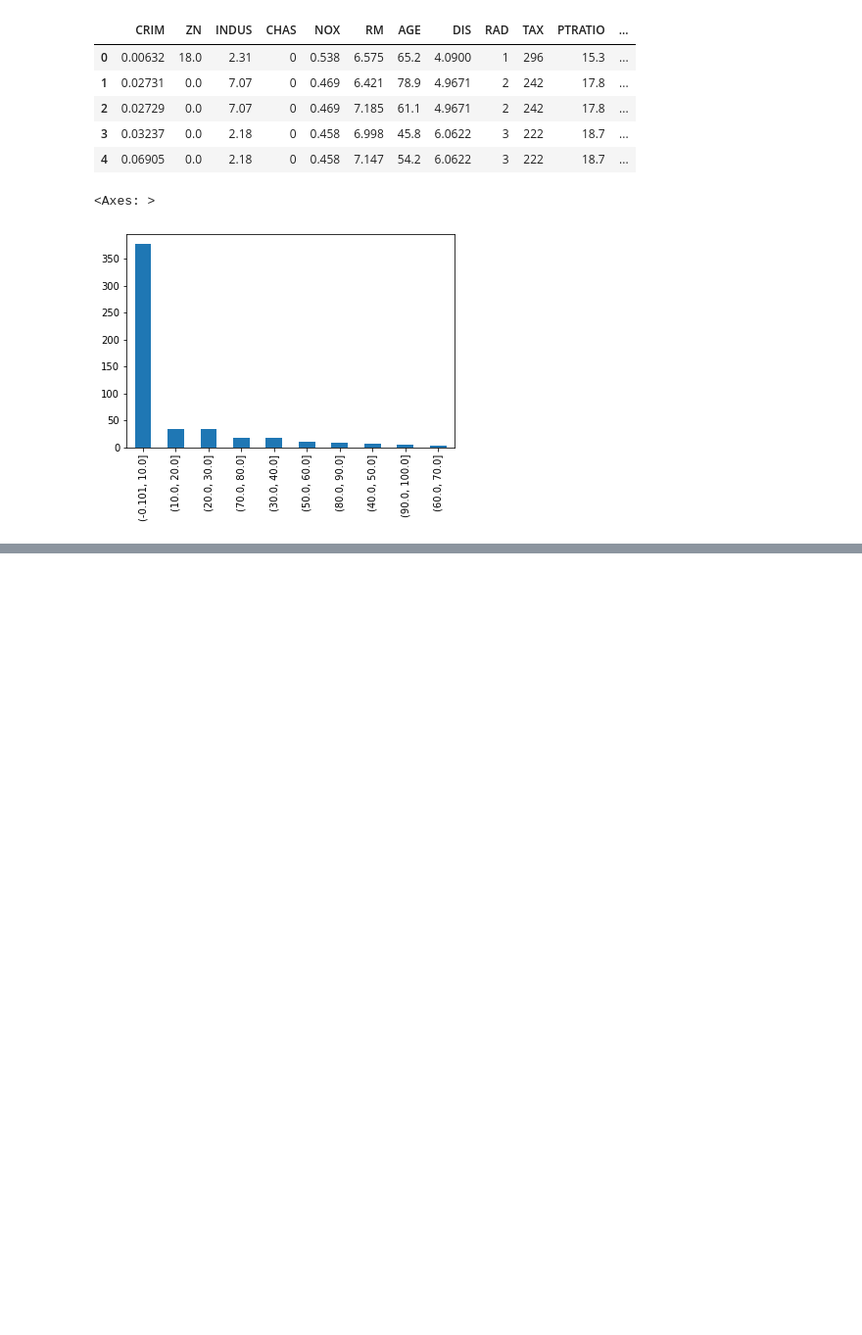
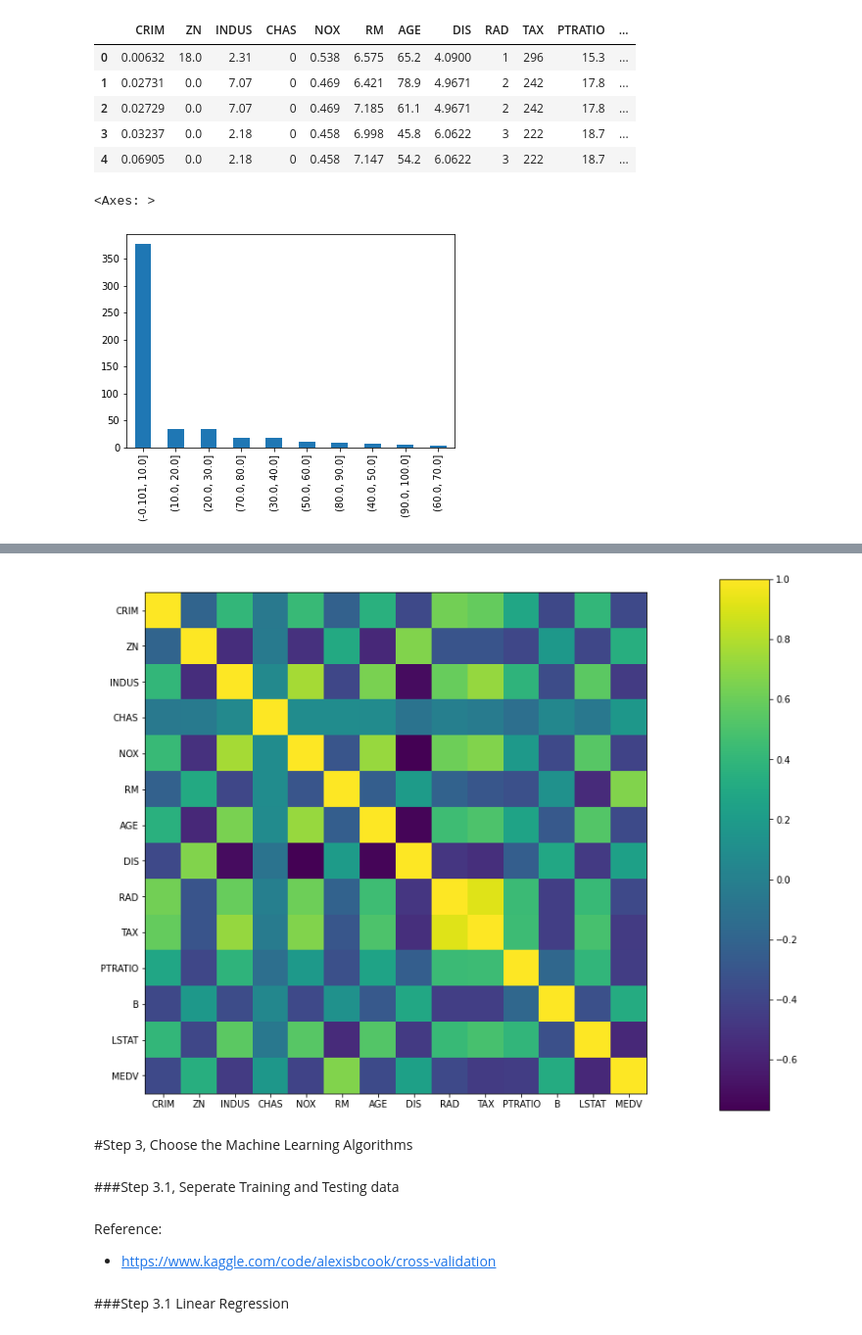
Before and after one commit to NihilisticMotif/Data-Science-Documentation, a Jupyter notebook: Data-Science-Documentation/Project/ReverseEngineer_DataScience_Project/KaggleProject01_BostonHousing_by_TOLGAHANCEPEL.ipynb, the cells around one changed output, grey strips where cells are left out. Shown: that part at 98% size. Cells and saved outputs as stored; diff of their text form; code cells hidden in the pictures; blank space fills up the shorter version.

```diff
--- a/Data-Science-Documentation/Project/ReverseEngineer_DataScience_Project/KaggleProject01_BostonHousing_by_TOLGAHANCEPEL.ipynb
+++ b/Data-Science-Documentation/Project/ReverseEngineer_DataScience_Project/KaggleProject01_BostonHousing_by_TOLGAHANCEPEL.ipynb
@@ -171,0 +231,20 @@ plt.grid()
+# %%
+corr = df.corr()
+
+fig, ax = plt.subplots(figsize=(10, 10))
+
+plt.imshow(corr,interpolation='nearest')
+
+plt.xticks(range(len(corr.columns)), corr.columns);
+plt.yticks(range(len(corr.columns)), corr.columns)
+
+cax = plt.axes([1, 0.1, 0.075, 0.8])
+plt.colorbar(cax=cax)
+
+plt.show()
+# %% [output]
+[figure, added]
+# %% [markdown]
+#Step 3, Choose the Machine Learning Algorithms
+# %% [markdown]
+###Step 3.1, Seperate Training and Testing data
@@ -171,0 +259,5 @@ plt.grid()
+# %% [markdown]
+Reference:
+* https://www.kaggle.com/code/alexisbcook/cross-validation
+# %% [markdown]
+###Step 3.1 Linear Regression
```
Also changed, not shown: parts of 30 cells of this notebook.
